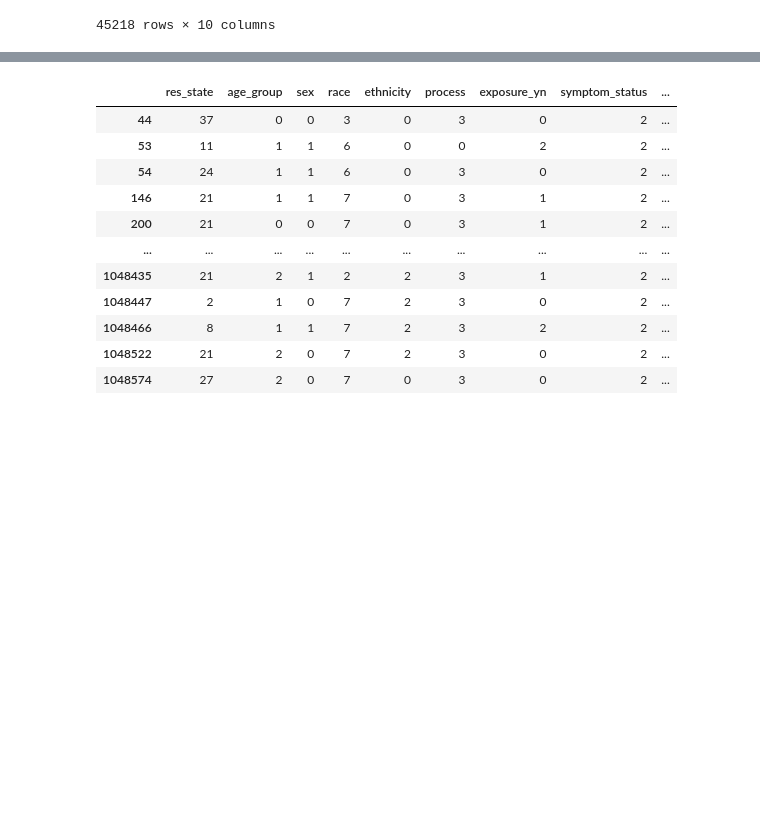
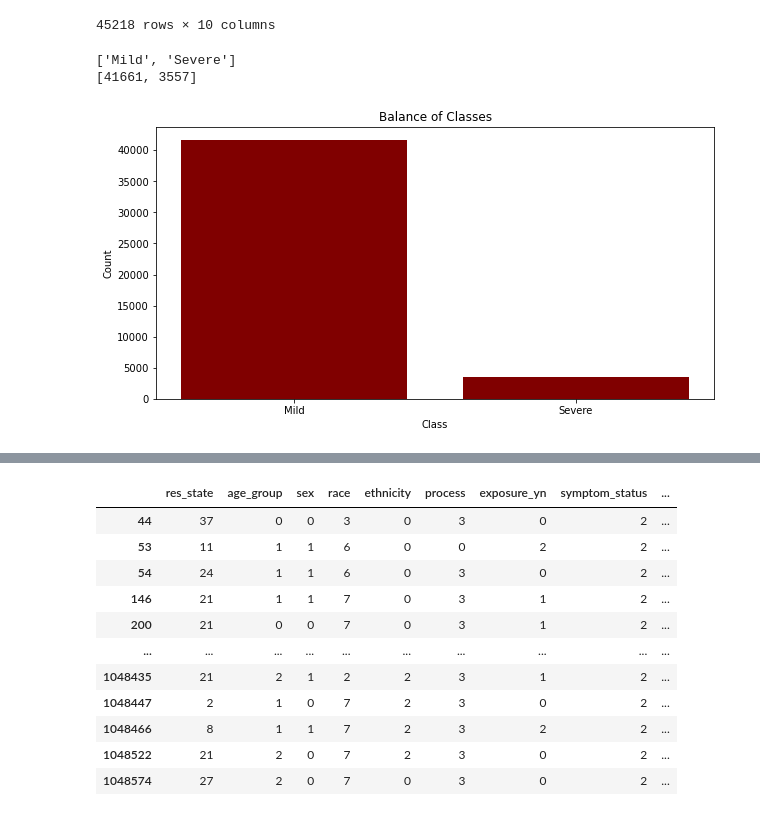
Before and after one commit to c2j185/Final_Project, a Jupyter notebook: covid-ml-tree-2outcomes.ipynb, the cells around one changed output, grey strips where cells are left out. Drawn from its saved outputs; the diff is of its cells as text; code cells hidden in the pictures; blank space fills up the shorter version.

```diff
--- a/covid-ml-tree-2outcomes.ipynb
+++ b/covid-ml-tree-2outcomes.ipynb
@@ -130,6 +132,40 @@ results_df
 | 1048522 | NC | 50 to 64 years | Female | White | Non-Hispanic/Latino | Missing | Missing | Symptomatic | ... |
 | 1048574 | NY | 50 to 64 years | Female | White | Hispanic/Latino | Missing | Missing | Symptomatic | ... |
 45218 rows × 10 columns
+# %%
+# Bar graph of outcome
+import numpy as np
+import matplotlib.pyplot as plt
+
+# creating the dataset
+mild = results_df['outcome']=='mild'
+mild = results_df[results_df['outcome']=='mild']
+mild = mild['outcome'].count()
+
+severe = results_df['outcome']=='severe'
+severe = results_df[results_df['outcome']=='severe']
+severe = severe['outcome'].count()
+
+outcome = {"Mild": mild, "Severe": severe}
+category = list(outcome.keys())
+count = list(outcome.values())
+print(category)
+print(count)
+# %% [output]
+['Mild', 'Severe']
+[41661, 3557]
+# %%
+fig = plt.figure(figsize = (10, 5))
+
+# creating the bar plot
+plt.bar(category, count, color = 'maroon')
+
+plt.xlabel("Class")
+plt.ylabel("Count")
+plt.title("Balance of Classes")
+plt.show()
+# %% [output]
+[figure, added]
 # %%
 le=LabelEncoder()
 
```
Also changed, not shown: parts of 7 cells of this notebook, 7 other files.
